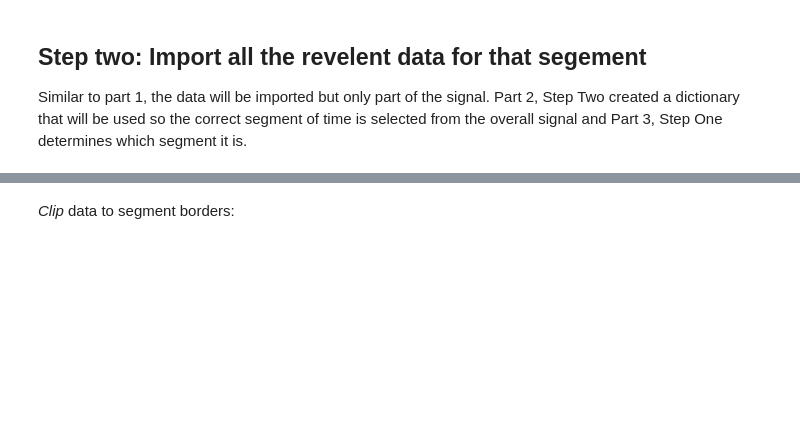
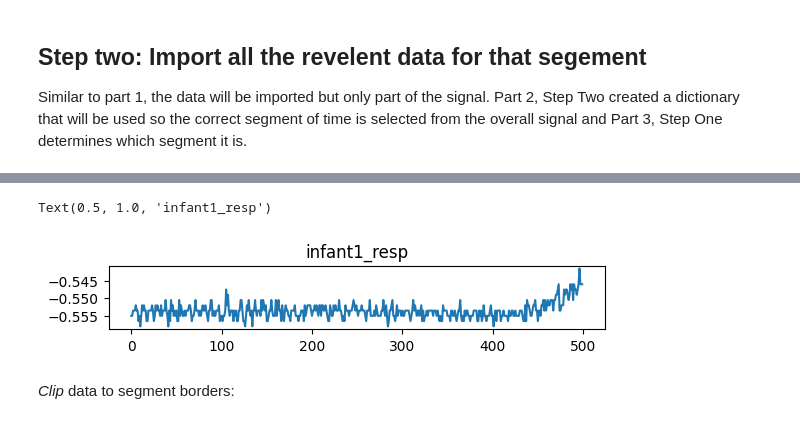
Before and after one commit to FlynnCao/WOA7015-EDA, a Jupyter notebook: main.ipynb, the cells around one changed output, grey strips where cells are left out. Cells and saved outputs as stored; diff of their text form; code cells hidden in the pictures; blank space fills up the shorter version.

```diff
--- a/main.ipynb
+++ b/main.ipynb
@@ -567,3 +571,12 @@ Text(0.5, 1.0, 'infant1_resp')
+# %%
+plt.figure(1)
+resp_record_1 = wfdb.rdsamp(f"{data_dir}/infant1_resp")
+plt.subplot(5,1,5)
+plt.plot(resp_record_1 [0][:500])
+plt.title("infant1_resp")
+# %% [output]
+Text(0.5, 1.0, 'infant1_resp')
+[figure, added]
 # %% [markdown]
 *Clip* data to segment borders:
 # %%
```
Also changed, not shown: parts of 1 cell of this notebook.
